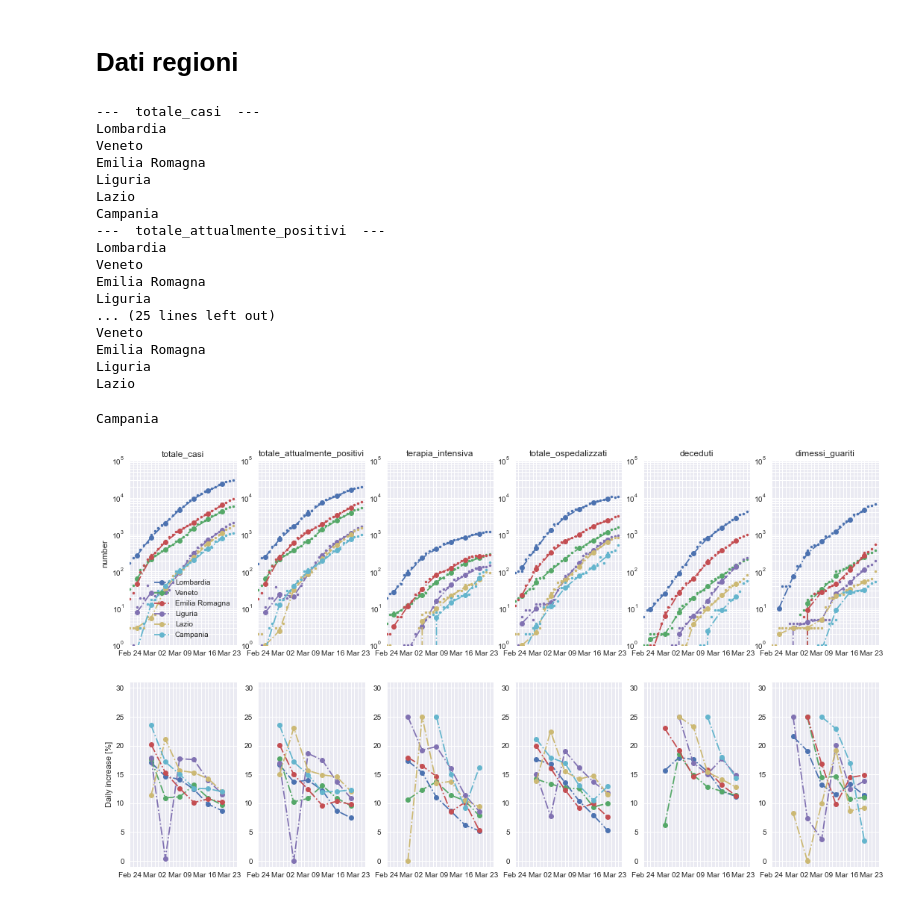
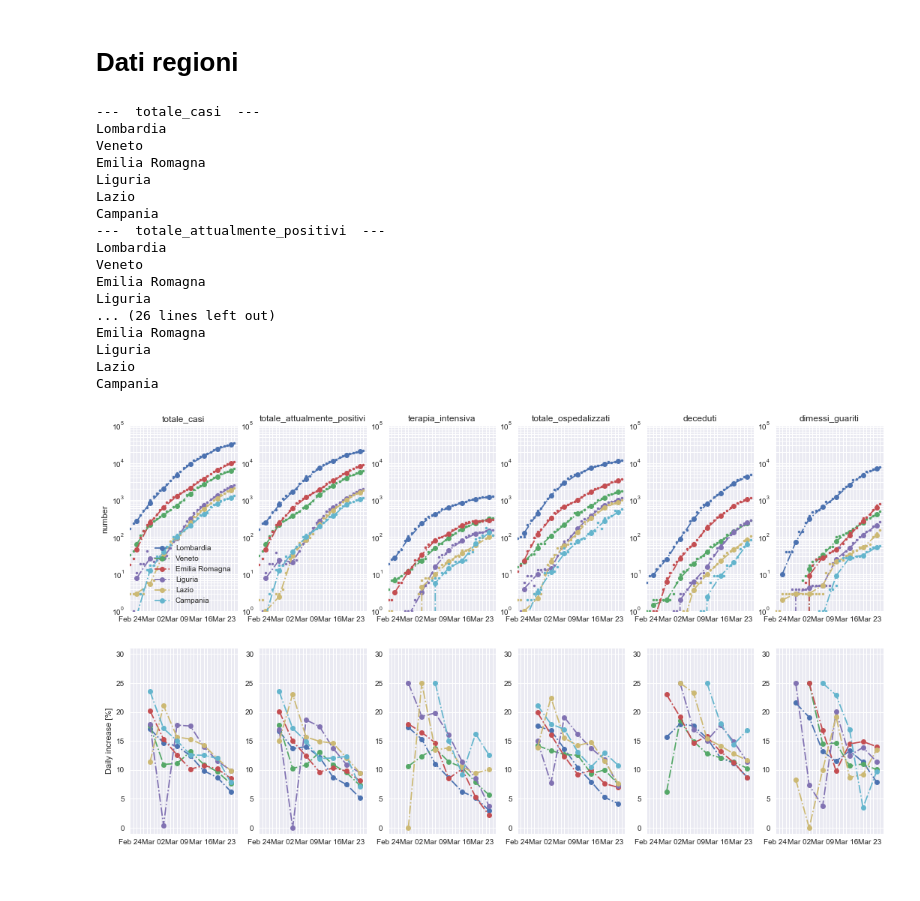
Before and after one commit to zenandrea/COVID-19_plots, a Jupyter notebook: plot_ita.ipynb, the cells around one changed output. Saved outputs shown, nothing was run; the diff lists cells and outputs as text; code cells hidden in the pictures.

```diff
--- a/plot_ita.ipynb
+++ b/plot_ita.ipynb
@@ -206,11 +206,14 @@ ax[2].set_ylim([-3,33])
 #%matplotlib
 #plt.rcParams['figure.figsize'] = [8, 20]
 
+url = 'https://raw.githubusercontent.com/pcm-dpc/COVID-19/master/dati-province/dpc-covid19-ita-province.csv'
+dati = pd.read_csv(url, parse_dates=['data'], index_col=0)
+
 plt.close('all')
 mpl.style.use('seaborn')
 fig, ax = plt.subplots( 3, 1, figsize=(6, 15))
 
-start = 0; step = 3
+start = 0; step = 2
 #lista = ['Treviso']
 #lista = ['Roma', 'Treviso']
 lista = []
@@ -314,4 +313,7 @@ dati = pd.read_csv( url,
 # %%
+url = 'https://raw.githubusercontent.com/pcm-dpc/COVID-19/master/dati-regioni/dpc-covid19-ita-regioni.csv'
+dati = pd.read_csv( url, parse_dates=['data'], index_col=0)
+
 %matplotlib inline
 #%matplotlib
 #plt.rcParams['figure.figsize'] = [8, 10]
@@ -395,34 +397,33 @@ fxticks = [ date.strftime('%b %d') for date in list( index ) ]
 #plt.xticks(x[start::step], x[start::step])
 step=7
 for i in range(2):
     for j in range(len(campi)):
         ax[i,j].set_xlim( 0, xt.max()+1)
         ax[i,j].set_xticks(xticks[::step])
         ax[i,j].set_xticklabels(fxticks[::step])
         ax[i,j].set_xticks(xticks, minor=True)
         ax[i,j].grid(True, 'both')
 
 ax[0,0].legend()
 
 #plt.savefig('plot_ita_reg.pdf')
 plt.savefig('plot_ita_reg.png')
 # %% [output]
 ---  totale_casi  ---
 Lombardia
 Veneto
 Emilia Romagna
 Liguria
 Lazio
 Campania
 ---  totale_attualmente_positivi  ---
 Lombardia
 Veneto
 Emilia Romagna
 Liguria
-... (25 lines left out)
-Veneto
+... (26 lines left out)
 Emilia Romagna
 Liguria
 Lazio
+Campania
-Campania
-[figure, old version]
+[figure, new version]
```
Also changed, not shown: parts of 8 cells of this notebook, 7 other files.
